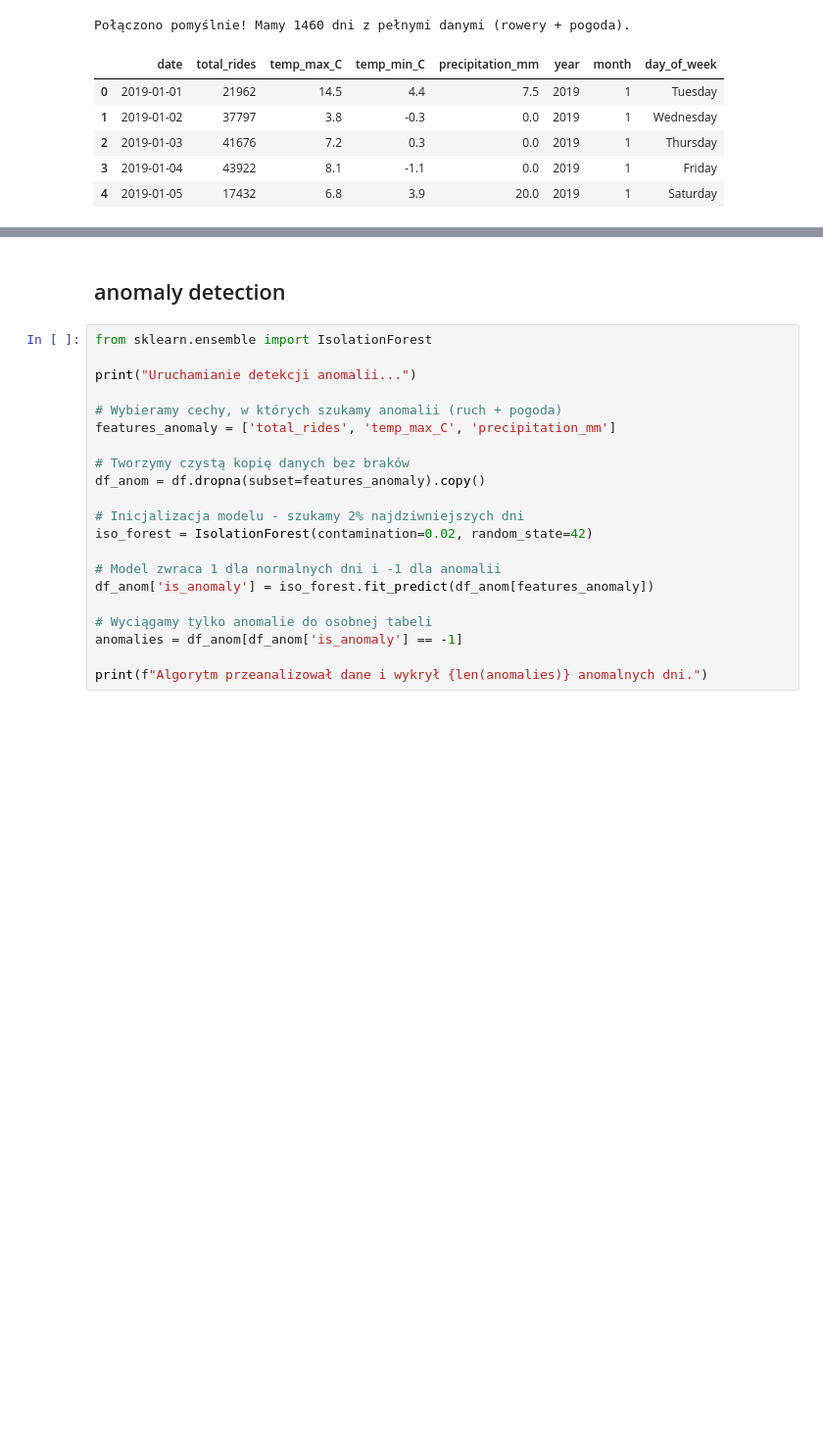
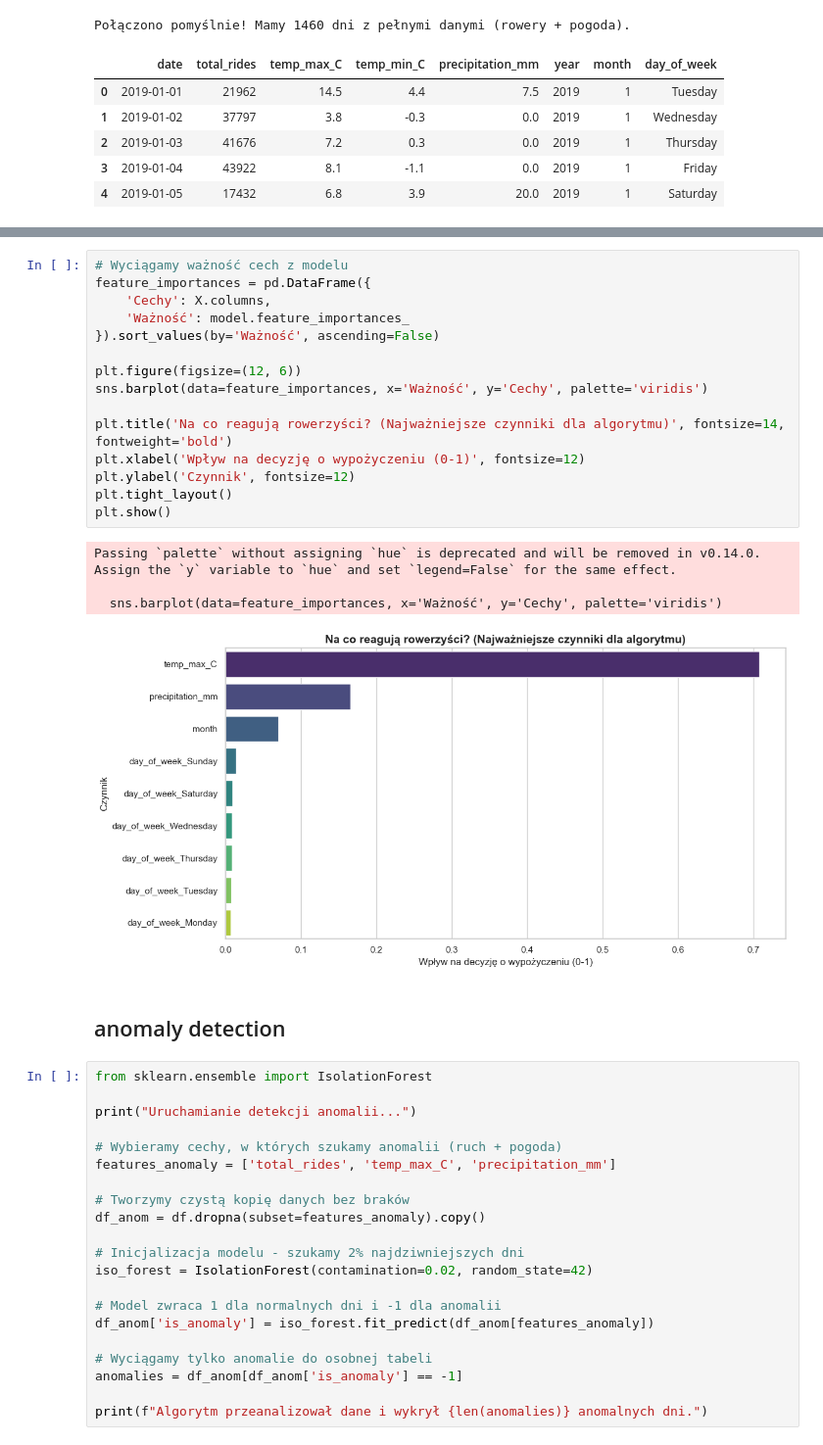
Before and after one commit to AntekIwa/citibike-data-analysis, a Jupyter notebook: analysis.ipynb, the cells around one changed output, grey strips where cells are left out. Shown at 98% size. Saved outputs shown, nothing was run; the diff lists cells and outputs as text; blank space fills up the shorter version.

```diff
--- a/analysis.ipynb
+++ b/analysis.ipynb
@@ -99,3 +160,23 @@ plt.show()
+# %%
+# Wyciągamy ważność cech z modelu
+feature_importances = pd.DataFrame({
+    'Cechy': X.columns,
+    'Ważność': model.feature_importances_
+}).sort_values(by='Ważność', ascending=False)
+
+plt.figure(figsize=(12, 6))
+sns.barplot(data=feature_importances, x='Ważność', y='Cechy', palette='viridis')
+
+plt.title('Na co reagują rowerzyści? (Najważniejsze czynniki dla algorytmu)', fontsize=14, fontweight='bold')
+plt.xlabel('Wpływ na decyzję o wypożyczeniu (0-1)', fontsize=12)
+plt.ylabel('Czynnik', fontsize=12)
+plt.tight_layout()
+plt.show()
+# %% [output]
+Passing `palette` without assigning `hue` is deprecated and will be removed in v0.14.0. Assign the `y` variable to `hue` and set `legend=False` for the same effect.
+
+  sns.barplot(data=feature_importances, x='Ważność', y='Cechy', palette='viridis')
+[figure, added]
 # %% [markdown]
 ## anomaly detection
 # %%
```
Also changed, not shown: parts of 9 cells of this notebook, 4 other files.
